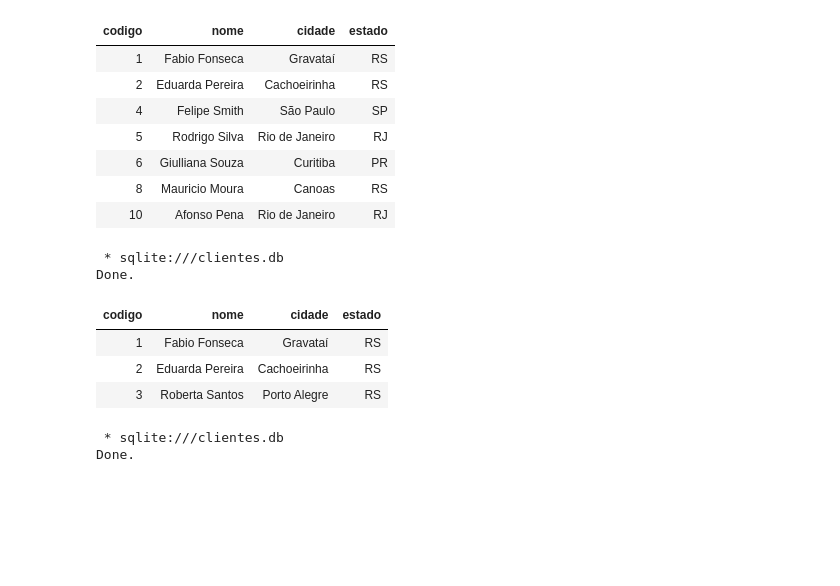
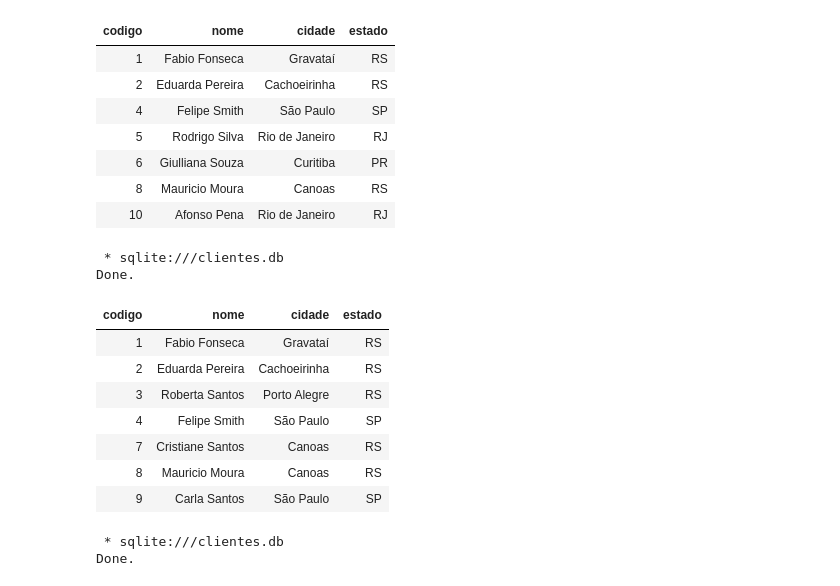
Before and after one commit to labeduc/ciencia-de-dados, a Jupyter notebook: 04_banco_dados/aulas/Aula01_Banco_Dados.ipynb, the cells around one changed output. Cells and saved outputs as stored; diff of their text form; code cells hidden in the pictures; blank space fills up the shorter version.

```diff
--- a/04_banco_dados/aulas/Aula01_Banco_Dados.ipynb
+++ b/04_banco_dados/aulas/Aula01_Banco_Dados.ipynb
@@ -498,19 +508,23 @@ Done.
 | 8 | Mauricio Moura | Canoas | RS |
 | 10 | Afonso Pena | Rio de Janeiro | RJ |
 # %%
-# Select * from clientes where estado IN ('RS','SP')
-#cursor = conn.execute("Select * from clientes where estado IN ('RS','SP')")
-#for row in cursor:
-#  print(row)
-#Select * from clientes where estado IN ('RS','SP')
-# Select * from clientes where codigo in (1,2,3)
 %%sql
+-- Select * from clientes where estado IN ('RS','SP')
+--cursor = conn.execute("Select * from clientes where estado IN ('RS','SP')")
+--for row in cursor:
+--  print(row)
+--Select * from clientes where estado IN ('RS','SP')
+-- Select * from clientes where codigo in (1,2,3)
 Select * from clientes where estado IN ('RS','SP')
 # %% [output]
  * sqlite:///clientes.db
 Done.
 | codigo | nome | cidade | estado |
 | 1 | Fabio Fonseca | Gravataí | RS |
 | 2 | Eduarda Pereira | Cachoeirinha | RS |
 | 3 | Roberta Santos | Porto Alegre | RS |
+| 4 | Felipe Smith | São Paulo | SP |
+| 7 | Cristiane Santos | Canoas | RS |
+| 8 | Mauricio Moura | Canoas | RS |
+| 9 | Carla Santos | São Paulo | SP |
 # %%
```
Also changed, not shown: parts of 30 cells of this notebook.
